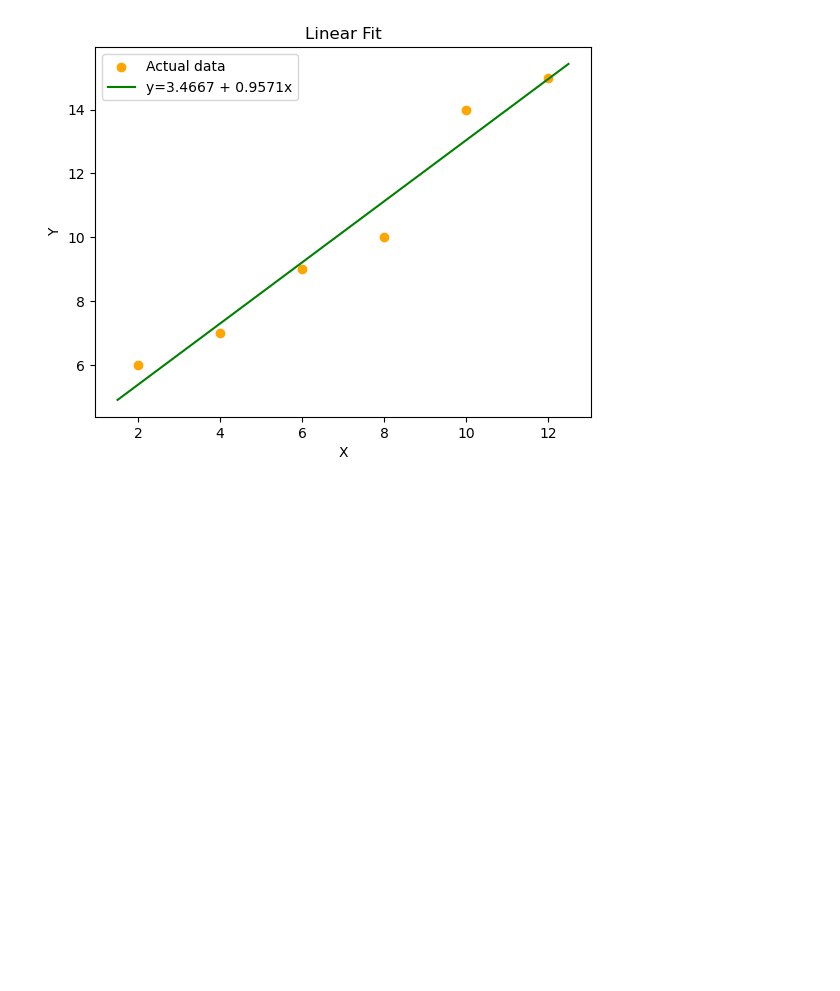
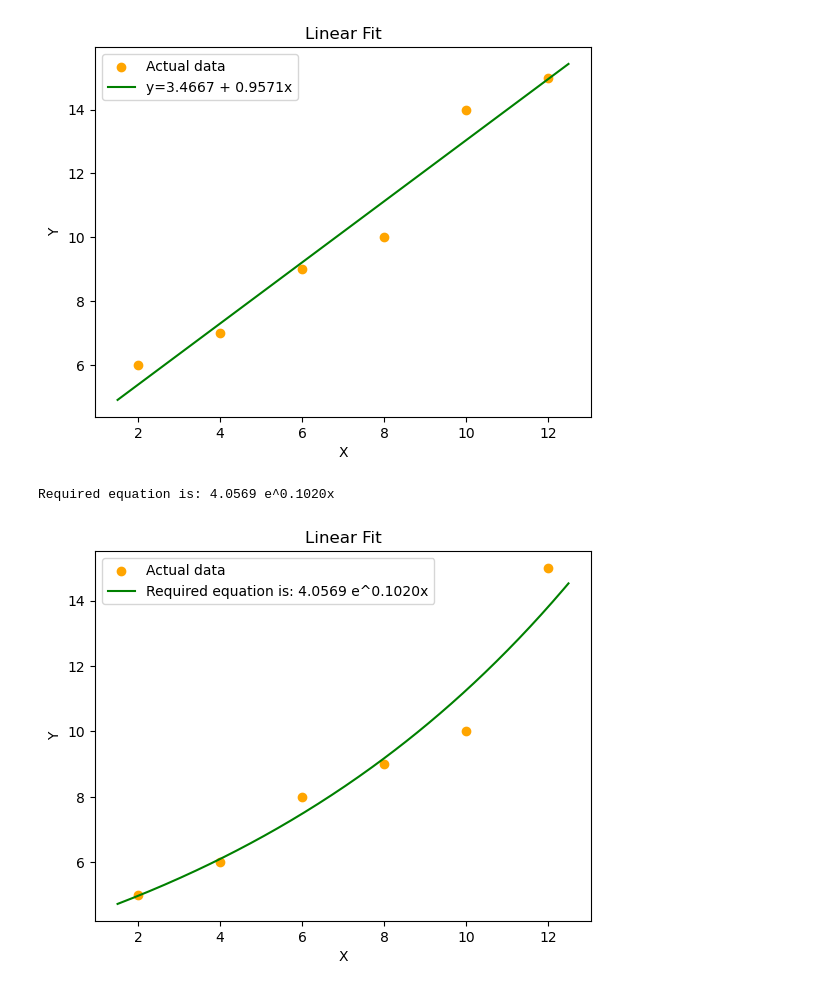
Before and after one commit to darpanhh/nm, a Jupyter notebook: leastsquare.ipynb, the cells around one changed output. Saved outputs shown, nothing was run; the diff lists cells and outputs as text; code cells hidden in the pictures; blank space fills up the shorter version.

```diff
--- a/leastsquare.ipynb
+++ b/leastsquare.ipynb
@@ -45,3 +45,16 @@ Required equation: y=3.4667 + 0.9571x
 PlotFx(xVals,yVals,f,eq,1)
 # %% [output]
 [figure]
+# %%
+xVals=[2,4,6,8,10,12]
+yVals=[5,6,8,9,10,15]
+ylog=np.log(yVals)
+A,b=LinearFit(xVals,ylog)
+a=np.exp(A)
+f2=lambda x:a*np.exp(b*x)
+eq=f"Required equation is: {a:.4f} e^{b:.4f}x"
+print(eq)
+PlotFx(xVals,yVals,f2,eq,200)
+# %% [output]
+Required equation is: 4.0569 e^0.1020x
+[figure, added]
```
Also changed, not shown: parts of 1 cell of this notebook.
